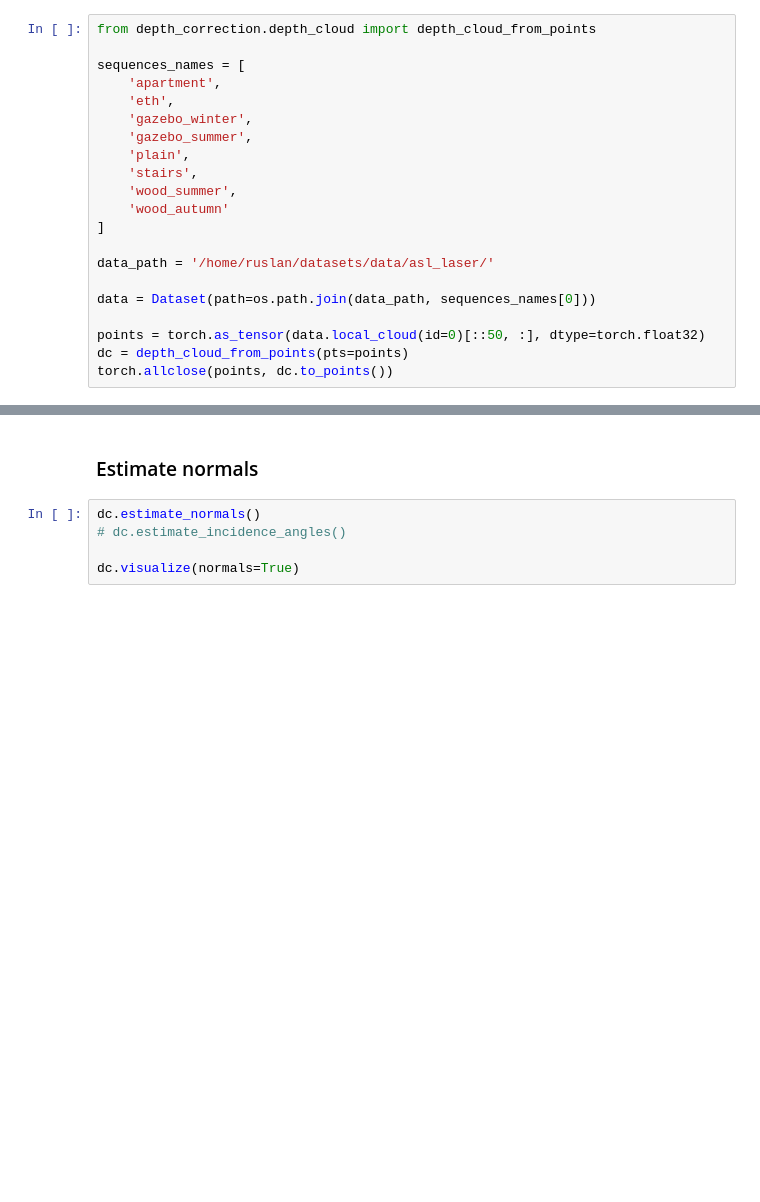
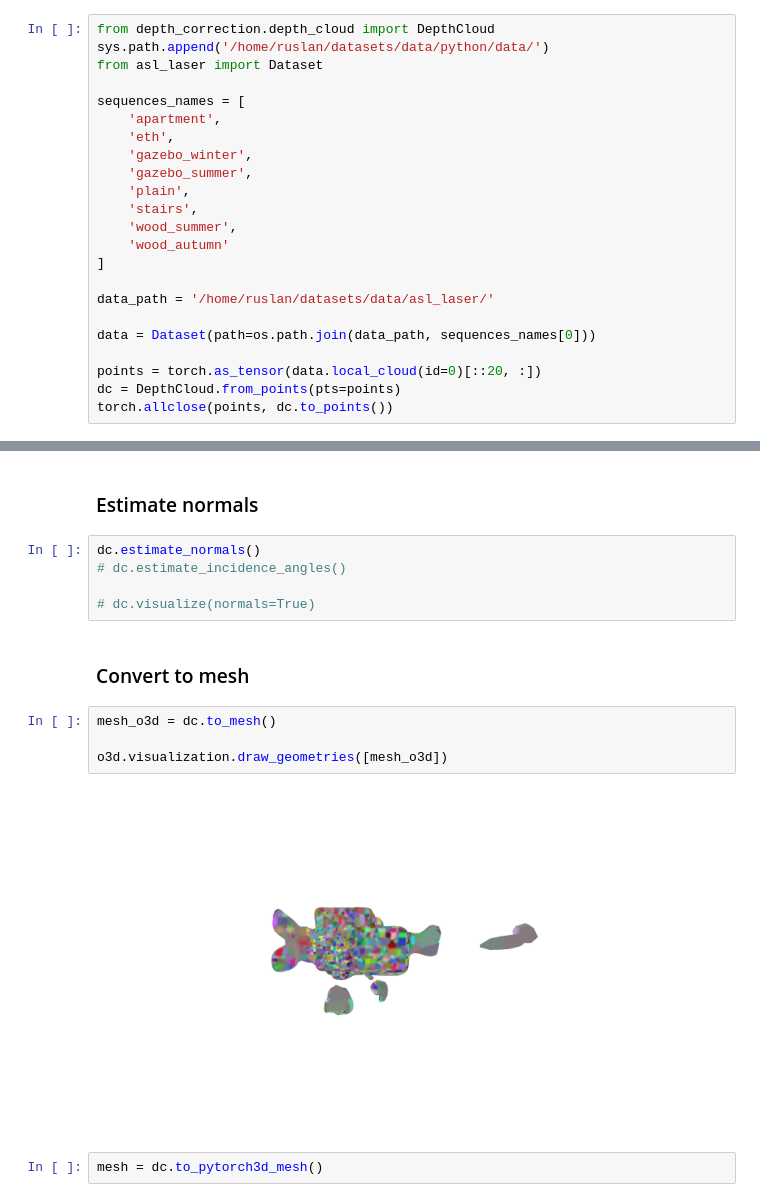
Before and after one commit to ctu-vras/depth_correction, a Jupyter notebook: notebooks/depth_cloud.ipynb, the cells around one changed output, grey strips where cells are left out. Cells and saved outputs as stored; diff of their text form; blank space fills up the shorter version.

Commit message:
added conversion to mesh: open3d and pytorch3d

```diff
--- a/notebooks/depth_cloud.ipynb
+++ b/notebooks/depth_cloud.ipynb
@@ -14,7 +25,9 @@ o3dtut.interactive = not "CI" in os.environ
 # %% [markdown]
 ### Load data
 # %%
-from depth_correction.depth_cloud import depth_cloud_from_points
+from depth_correction.depth_cloud import DepthCloud
+sys.path.append('/home/ruslan/datasets/data/python/data/')
+from asl_laser import Dataset
 
 sequences_names = [
     'apartment',
@@ -31,6 +44,6 @@ data_path = '/home/ruslan/datasets/data/asl_laser/'
 
 data = Dataset(path=os.path.join(data_path, sequences_names[0]))
 
-points = torch.as_tensor(data.local_cloud(id=0)[::50, :], dtype=torch.float32)
-dc = depth_cloud_from_points(pts=points)
+points = torch.as_tensor(data.local_cloud(id=0)[::20, :])
+dc = DepthCloud.from_points(pts=points)
 torch.allclose(points, dc.to_points())
@@ -44,4 +61,14 @@ dc.visualize()
 dc.estimate_normals()
 # dc.estimate_incidence_angles()
 
-dc.visualize(normals=True)
+# dc.visualize(normals=True)
+# %% [markdown]
+### Convert to mesh
+# %%
+mesh_o3d = dc.to_mesh()
+
+o3d.visualization.draw_geometries([mesh_o3d])
+# %% [output]
+[figure, added]
+# %%
+mesh = dc.to_pytorch3d_mesh()
```
Also changed, not shown: parts of 8 cells of this notebook, 4 other files.
